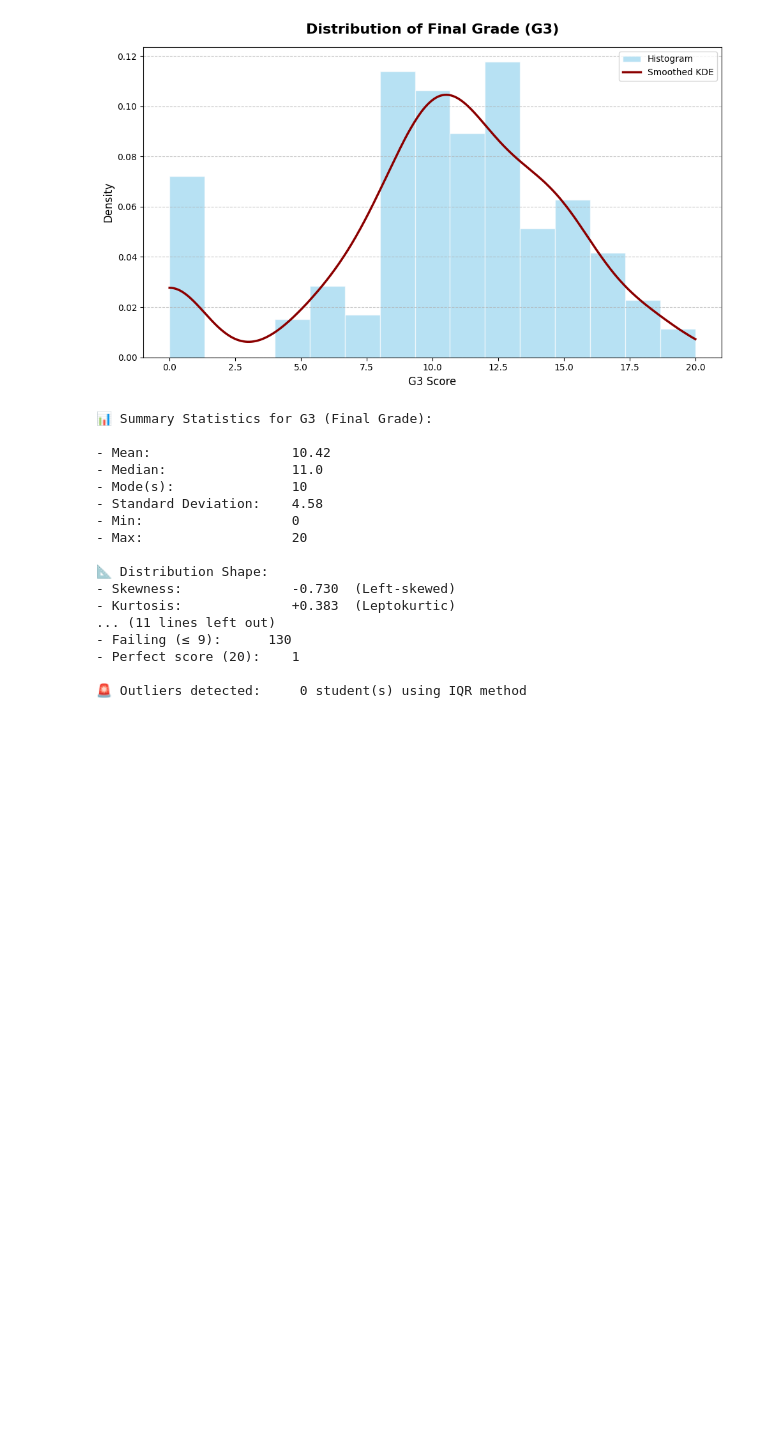
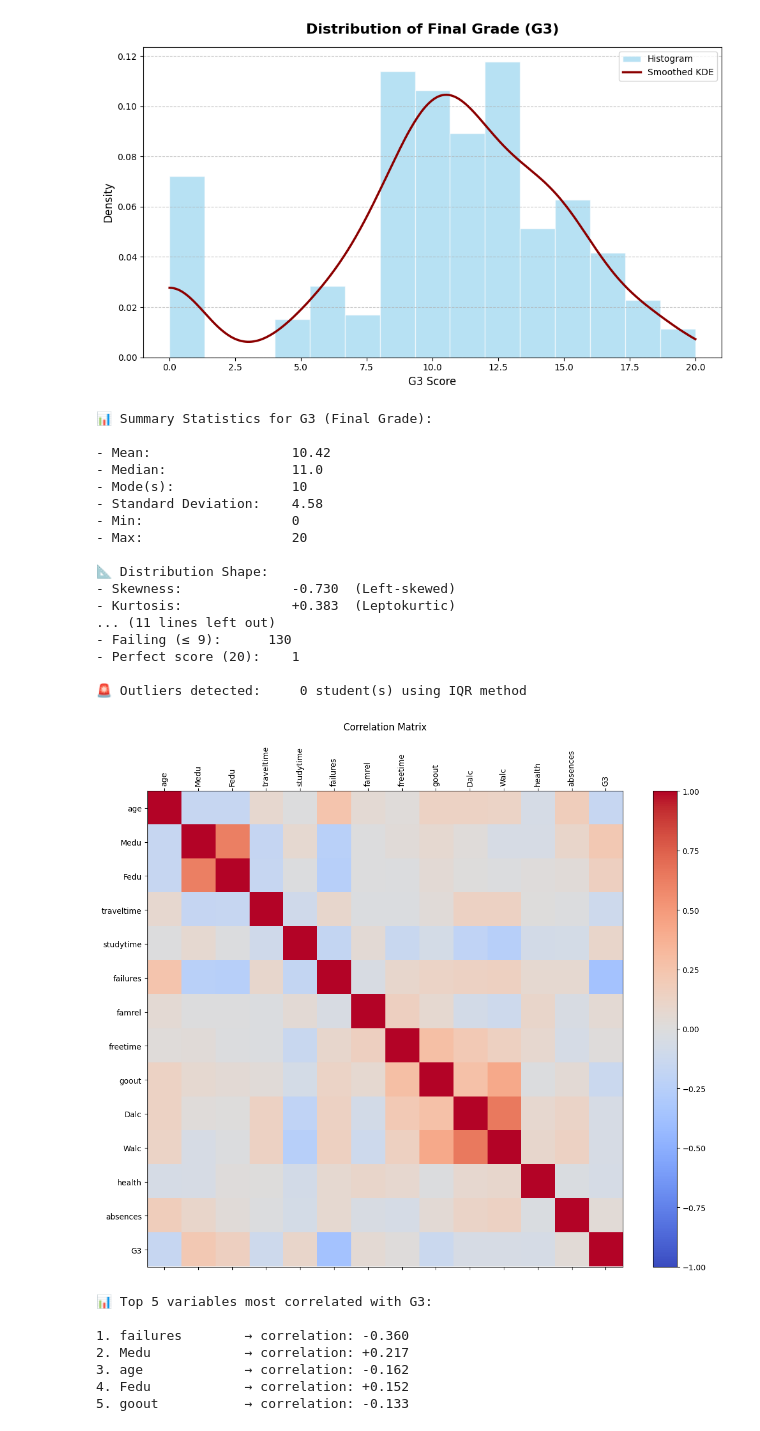
Before and after one commit to blake-cromar/student-performance-ml, a Jupyter notebook: automl.ipynb, the cells around one changed output. Drawn from its saved outputs; the diff is of its cells as text; code cells hidden in the pictures; blank space fills up the shorter version.

Commit message:
Made a fix on where the charts show up

```diff
--- a/automl.ipynb
+++ b/automl.ipynb
@@ -540,3 +425,57 @@ print(f"\n🚨 Outliers detected:     {len(outliers)} student(s) using IQR metho
 - Perfect score (20):    1
 
 🚨 Outliers detected:     0 student(s) using IQR method
+# %%
+import matplotlib.pyplot as plt
+import numpy as np
+
+# ╔════════════════════════════════════════════════════════════╗
+# ║               📌 CORRELATION MATRIX VISUALIZATION          ║
+# ╚════════════════════════════════════════════════════════════╝
+
+# Select only numeric columns manually
+numeric_df = df.select_dtypes(include=[np.number])
+corr = numeric_df.corr()
+
+# Create figure and axis
+fig, ax = plt.subplots(figsize=(12, 10))
+
+# Show matrix
+cax = ax.matshow(corr, cmap="coolwarm", vmin=-1, vmax=1)
+fig.colorbar(cax)
+
+# Ticks and labels
+ticks = np.arange(len(corr.columns))
+ax.set_xticks(ticks)
+ax.set_yticks(ticks)
+ax.set_xticklabels(corr.columns, rotation=90)
+ax.set_yticklabels(corr.columns)
+
+# Improve spacing
+plt.title("Correlation Matrix", pad=20)
+plt.tight_layout()
+plt.show()
+
+# ╔════════════════════════════════════════════════════════════╗
+# ║        📊 TOP 5 VARIABLES MOST CORRELATED WITH G3          ║
+# ╚════════════════════════════════════════════════════════════╝
+
+# Get correlation with G3 and drop G3 itself
+g3_corr = numeric_df.corr()["G3"].drop("G3")
+
+# Sort by absolute correlation
+top_5 = g3_corr.reindex(g3_corr.abs().sort_values(ascending=False).index)[:5]
+
+# Print with numbers
+print("\n📊 Top 5 variables most correlated with G3:\n")
+for i, (col, val) in enumerate(top_5.items(), start=1):
+    print(f"{i}. {col:15s} → correlation: {val:+.3f}")
+# %% [output]
+[figure, added]
+📊 Top 5 variables most correlated with G3:
+
+1. failures        → correlation: -0.360
+2. Medu            → correlation: +0.217
+3. age             → correlation: -0.162
+4. Fedu            → correlation: +0.152
+5. goout           → correlation: -0.133
```
Also changed, not shown: parts of 1 cell of this notebook.
